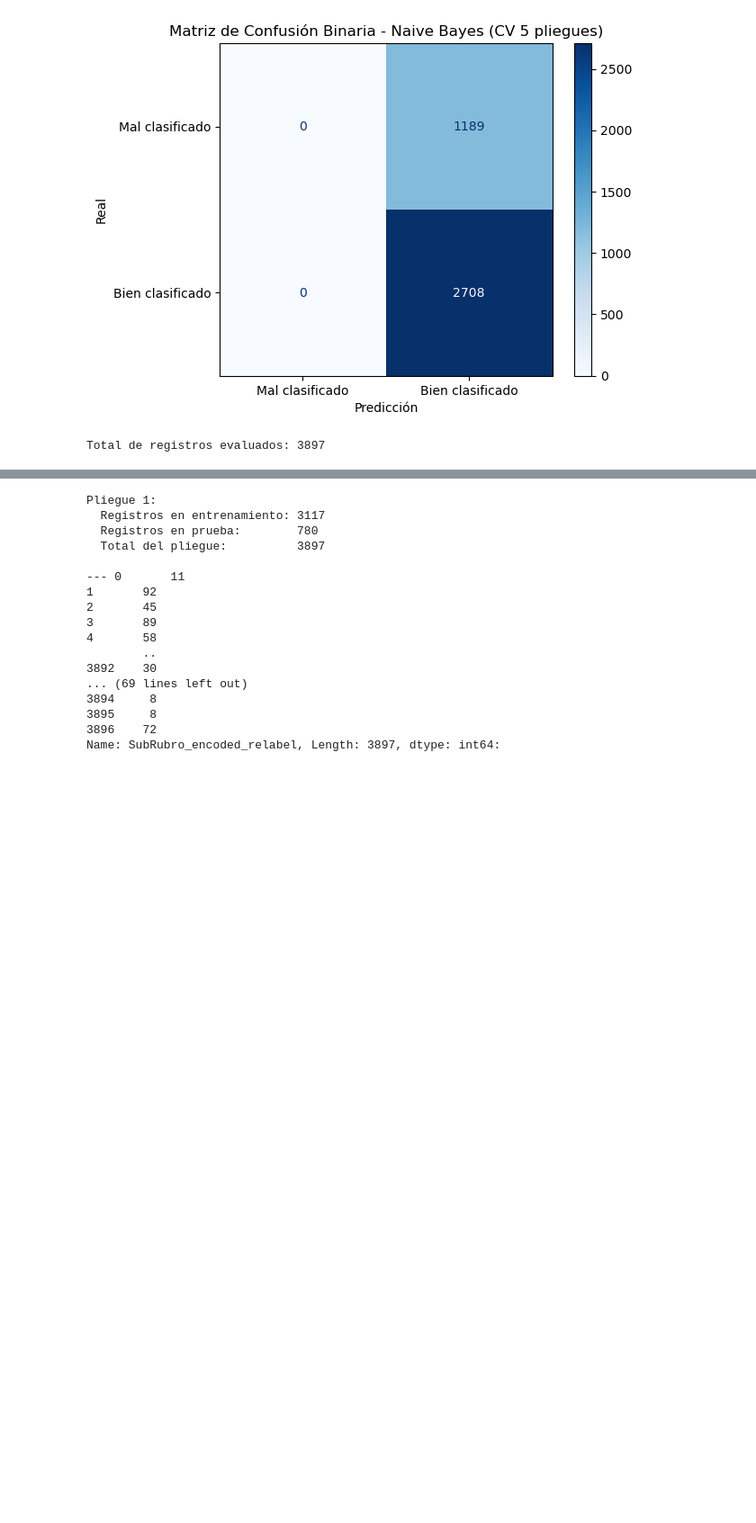
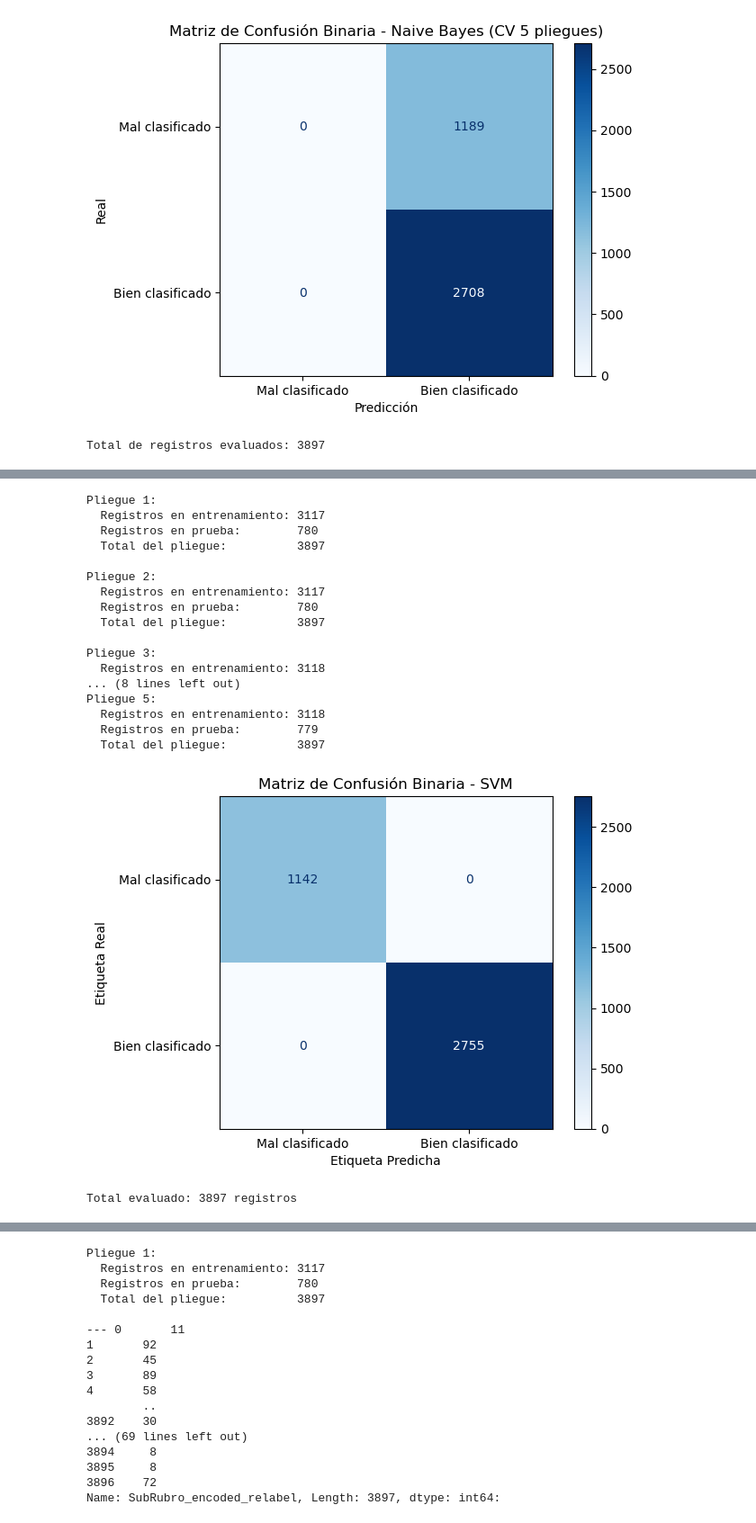
Before and after one commit to rociovanesa/TesisMaestriaCienciasdeDatos, a Jupyter notebook: TesisV2-4.ipynb, the cells around one changed output, grey strips where cells are left out. Shown: that part at 90% size. Saved outputs shown, nothing was run; the diff lists cells and outputs as text; code cells hidden in the pictures; blank space fills up the shorter version.

```diff
--- a/TesisV2-4.ipynb
+++ b/TesisV2-4.ipynb
@@ -1596,3 +1888,78 @@ Pliegue 3:
+# %%
+# 3 svm
+import numpy as np
+import pandas as pd
+import matplotlib.pyplot as plt
+from sklearn.svm import SVC
+from sklearn.model_selection import StratifiedKFold
+from sklearn.metrics import confusion_matrix, ConfusionMatrixDisplay
+
+# Asume que ya tenés X (TF-IDF vectorizado) y y definidos
+# X = tfidf_vectorizer.transform(data_filtrado['Nombre_Limpio']).toarray()
+# y = data_filtrado['SubRubro_encoded_relabel'].reset_index(drop=True)
+
+# Modelo con mejores hiperparámetros
+modelo = SVC(C=10, gamma='scale', kernel='linear')
+
+# Validación cruzada
+kf = StratifiedKFold(n_splits=5, shuffle=True, random_state=42)
+
+y_true_bin = []
+y_pred_bin = []
+
+for fold, (train_idx, test_idx) in enumerate(kf.split(X, y), start=1):
+    X_train, X_test = X[train_idx], X[test_idx]
+    y_train = y.iloc[train_idx].reset_index(drop=True)
+    y_test = y.iloc[test_idx].reset_index(drop=True)
+
+    print(f"Pliegue {fold}:")
+    print(f"  Registros en entrenamiento: {len(train_idx)}")
+    print(f"  Registros en prueba:        {len(test_idx)}")
+    print(f"  Total del pliegue:          {len(train_idx) + len(test_idx)}\n")
+
+    modelo.fit(X_train, y_train)
+    y_pred = modelo.predict(X_test)
+
+    # Comparamos predicción contra verdad y registramos 1 si acertó, 0 si falló
+    aciertos = (y_pred == y_test).astype(int)
+
+    y_true_bin.extend(aciertos)         # Etiquetas reales: lo que ocurrió (0 o 1)
+    y_pred_bin.extend(aciertos)         # Etiquetas predichas: lo mismo (0 o 1)
+
+# Matriz de confusión binaria: 0 = mal clasificado, 1 = bien clasificado
+cm = confusion_matrix(y_true_bin, y_pred_bin, labels=[0, 1])
+
+# Mostrar gráfico
+disp = ConfusionMatrixDisplay(confusion_matrix=cm,
+                              display_labels=["Mal clasificado", "Bien clasificado"])
+disp.plot(cmap="Blues", values_format='d')
+plt.title("Matriz de Confusión Binaria - SVM")
+plt.ylabel("Etiqueta Real")
+plt.xlabel("Etiqueta Predicha")
+plt.show()
+
+# Total evaluado
+print(f"Total evaluado: {len(y_true_bin)} registros")
+# %% [output]
+Pliegue 1:
+  Registros en entrenamiento: 3117
+  Registros en prueba:        780
+  Total del pliegue:          3897
+
+Pliegue 2:
+  Registros en entrenamiento: 3117
+  Registros en prueba:        780
+  Total del pliegue:          3897
+
+Pliegue 3:
+  Registros en entrenamiento: 3118
+... (8 lines left out)
+Pliegue 5:
+  Registros en entrenamiento: 3118
+  Registros en prueba:        779
+  Total del pliegue:          3897
+[figure, added]
+Total evaluado: 3897 registros
 # %%
 #---------------------------------------------------------
 #  🔠 Matriz de confusión y reporte # KNN
```
Also changed, not shown: parts of 11 cells of this notebook.
